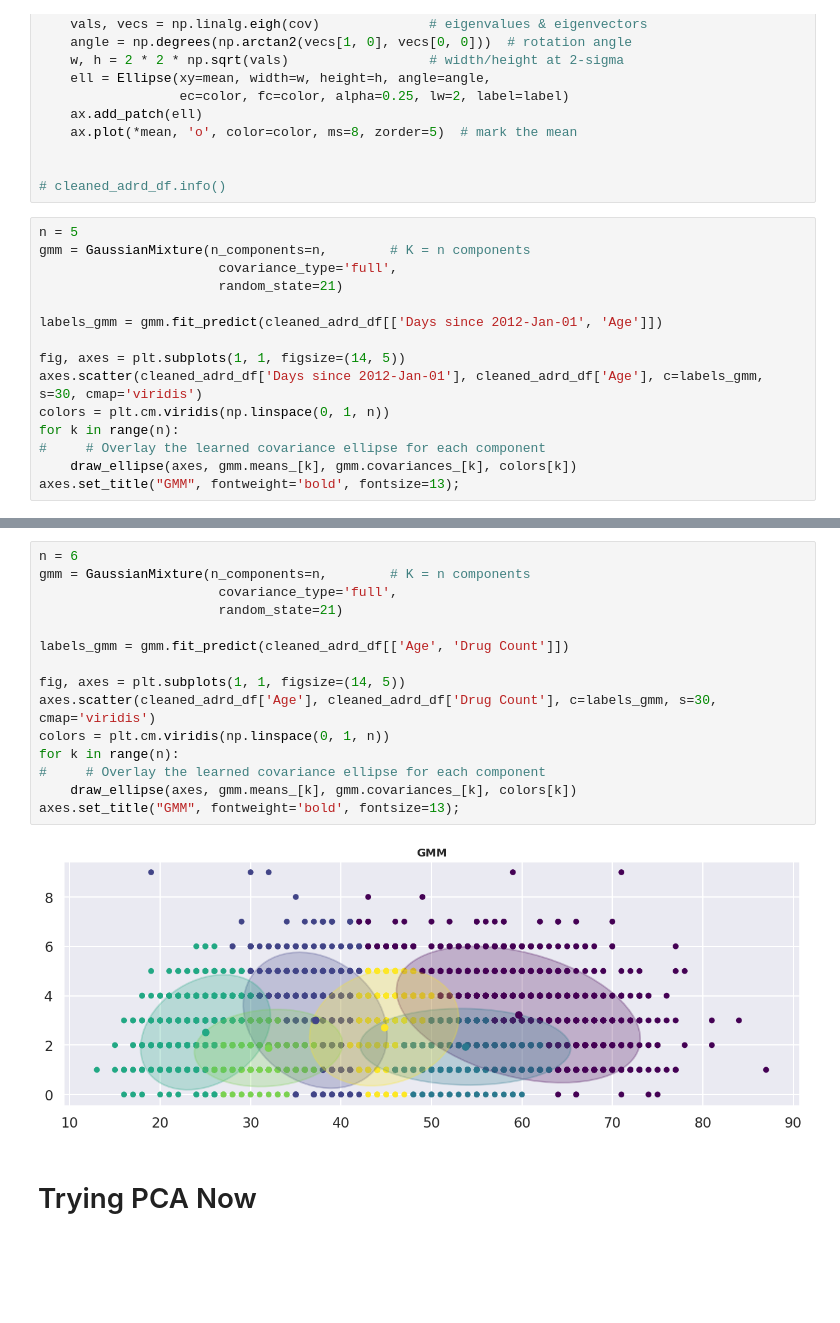
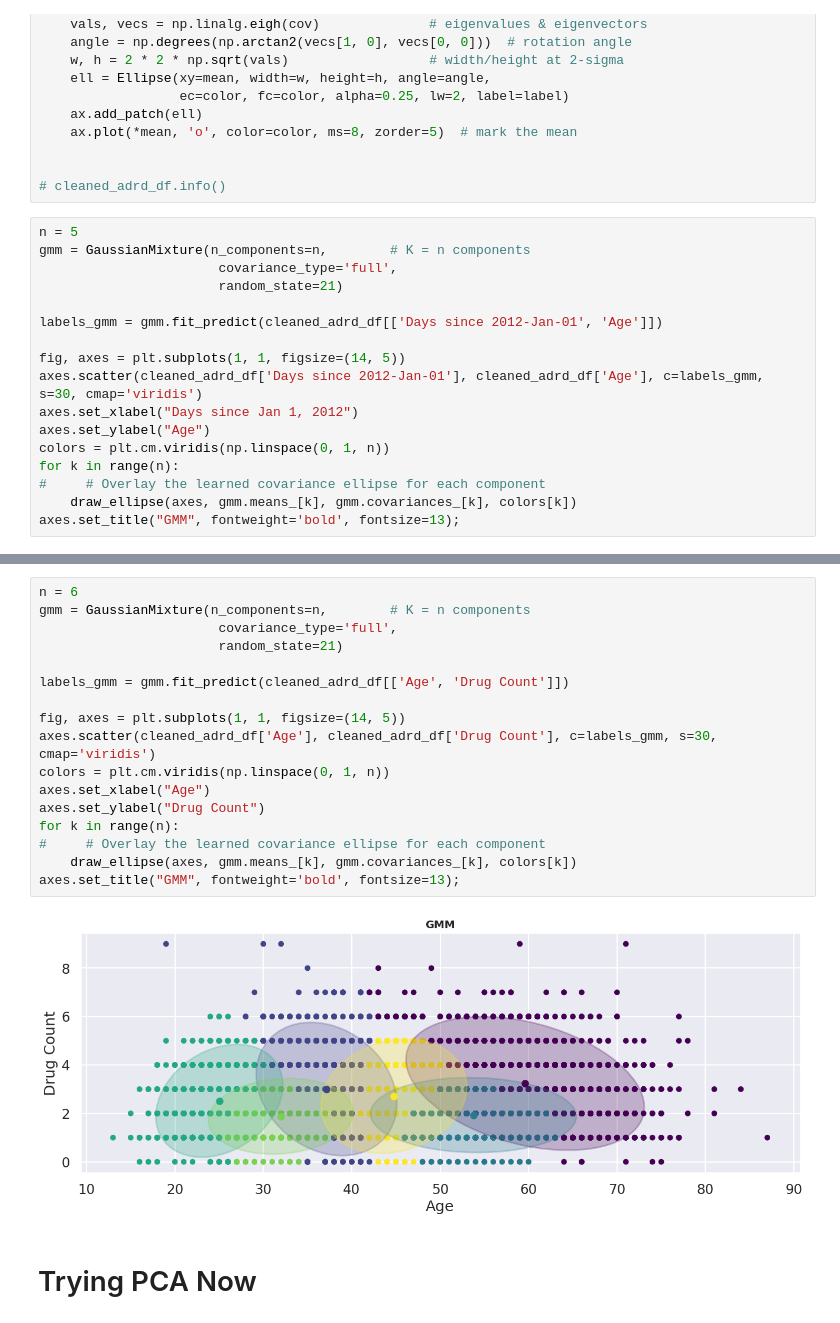
Before and after one commit to Merricko24/Adv-Data-Science-Overdose-Project, a Jupyter notebook: ProjectNotebook.ipynb, the cells around one changed output, grey strips where cells are left out. Cells and saved outputs as stored; diff of their text form; blank space fills up the shorter version.

```diff
--- a/ProjectNotebook.ipynb
+++ b/ProjectNotebook.ipynb
@@ -196,6 +218,8 @@ labels_gmm = gmm.fit_predict(cleaned_adrd_df[['Days since 2012-Jan-01', 'Age']])
 
 fig, axes = plt.subplots(1, 1, figsize=(14, 5))
 axes.scatter(cleaned_adrd_df['Days since 2012-Jan-01'], cleaned_adrd_df['Age'], c=labels_gmm, s=30, cmap='viridis')
+axes.set_xlabel("Days since Jan 1, 2012")
+axes.set_ylabel("Age")
 colors = plt.cm.viridis(np.linspace(0, 1, n))
 for k in range(n):
 #     # Overlay the learned covariance ellipse for each component
@@ -228,20 +252,22 @@ axes.set_title("GMM", fontweight='bold', fontsize=13);
 # %%
 n = 6
 gmm = GaussianMixture(n_components=n,        # K = n components
                        covariance_type='full',
                        random_state=21)
 
 labels_gmm = gmm.fit_predict(cleaned_adrd_df[['Age', 'Drug Count']])
 
 fig, axes = plt.subplots(1, 1, figsize=(14, 5))
 axes.scatter(cleaned_adrd_df['Age'], cleaned_adrd_df['Drug Count'], c=labels_gmm, s=30, cmap='viridis')
 colors = plt.cm.viridis(np.linspace(0, 1, n))
+axes.set_xlabel("Age")
+axes.set_ylabel("Drug Count")
 for k in range(n):
 #     # Overlay the learned covariance ellipse for each component
     draw_ellipse(axes, gmm.means_[k], gmm.covariances_[k], colors[k])
 axes.set_title("GMM", fontweight='bold', fontsize=13);
 # %% [output]
-[figure, old version]
+[figure, new version]
 # %% [markdown]
 # Trying PCA Now
 # %%
```
Also changed, not shown: parts of 23 cells of this notebook.
